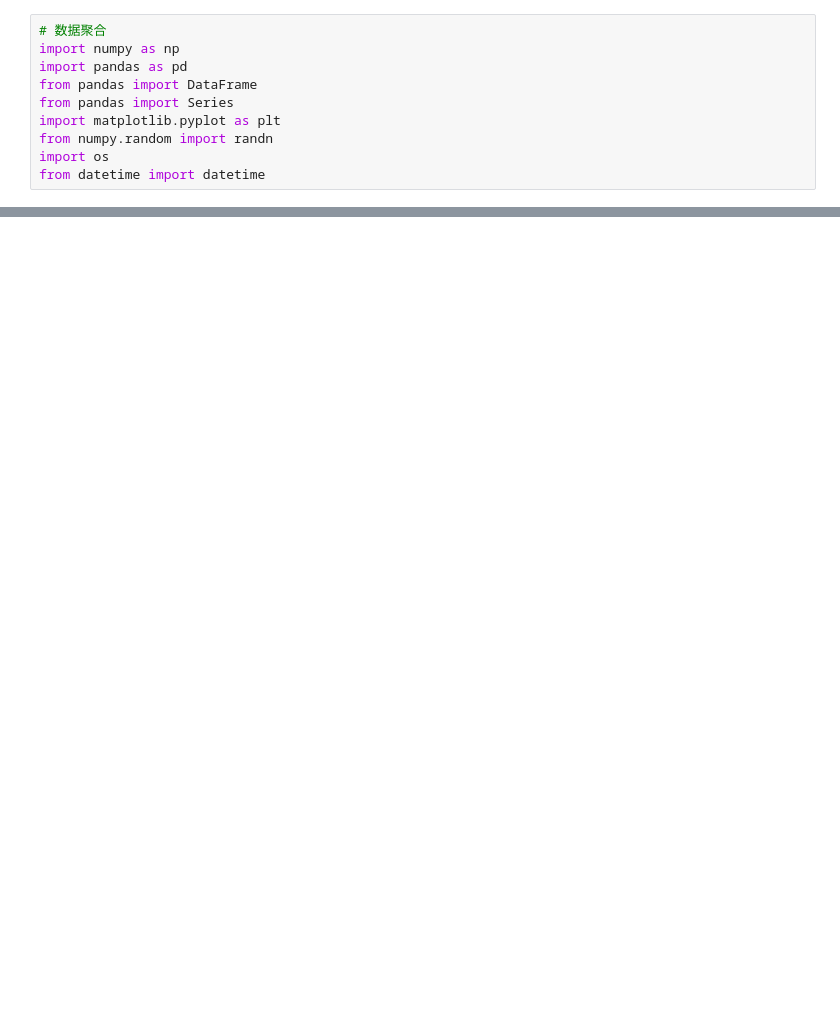
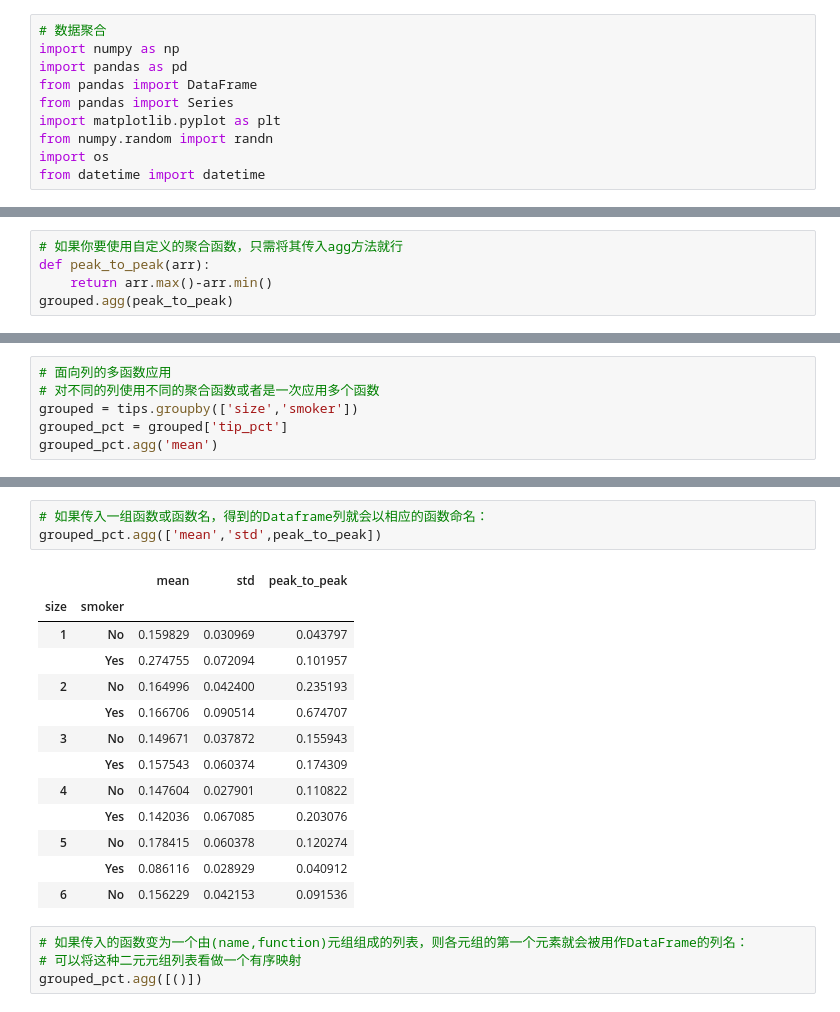
Before and after one commit to mengqi0315/python_for_data_analyst, a Jupyter notebook: My_python_for_data_analyst/char_10_2数据聚合和分组运算.ipynb, the cells around one changed output, grey strips where cells are left out. Cells and saved outputs as stored; diff of their text form; blank space fills up the shorter version.

```diff
--- a/My_python_for_data_analyst/char_10_2数据聚合和分组运算.ipynb
+++ b/My_python_for_data_analyst/char_10_2数据聚合和分组运算.ipynb
@@ -32 +32,6 @@ b   -1.217161
 Name: data1, dtype: float64
+# %%
+# 如果你要使用自定义的聚合函数，只需将其传入agg方法就行
+def peak_to_peak(arr):
+    return arr.max()-arr.min()
+grouped.agg(peak_to_peak)
@@ -32,0 +68,6 @@ Name: data1, dtype: float64
+# %%
+# 面向列的多函数应用
+# 对不同的列使用不同的聚合函数或者是一次应用多个函数
+grouped = tips.groupby(['size','smoker'])
+grouped_pct = grouped['tip_pct']
+grouped_pct.agg('mean')
@@ -32,0 +88,21 @@ Name: data1, dtype: float64
+# %%
+# 如果传入一组函数或函数名，得到的Dataframe列就会以相应的函数命名：
+grouped_pct.agg(['mean','std',peak_to_peak])
+# %% [output]
+|  |  | mean | std | peak_to_peak |
+| size | smoker |  |  |  |
+| 1 | No | 0.159829 | 0.030969 | 0.043797 |
+|  | Yes | 0.274755 | 0.072094 | 0.101957 |
+| 2 | No | 0.164996 | 0.042400 | 0.235193 |
+|  | Yes | 0.166706 | 0.090514 | 0.674707 |
+| 3 | No | 0.149671 | 0.037872 | 0.155943 |
+|  | Yes | 0.157543 | 0.060374 | 0.174309 |
+| 4 | No | 0.147604 | 0.027901 | 0.110822 |
+|  | Yes | 0.142036 | 0.067085 | 0.203076 |
+| 5 | No | 0.178415 | 0.060378 | 0.120274 |
+|  | Yes | 0.086116 | 0.028929 | 0.040912 |
+| 6 | No | 0.156229 | 0.042153 | 0.091536 |
+# %%
+# 如果传入的函数变为一个由(name,function)元组组成的列表，则各元组的第一个元素就会被用作DataFrame的列名：
+# 可以将这种二元元组列表看做一个有序映射
+grouped_pct.agg([()])
```
Also changed, not shown: parts of 6 cells of this notebook.
